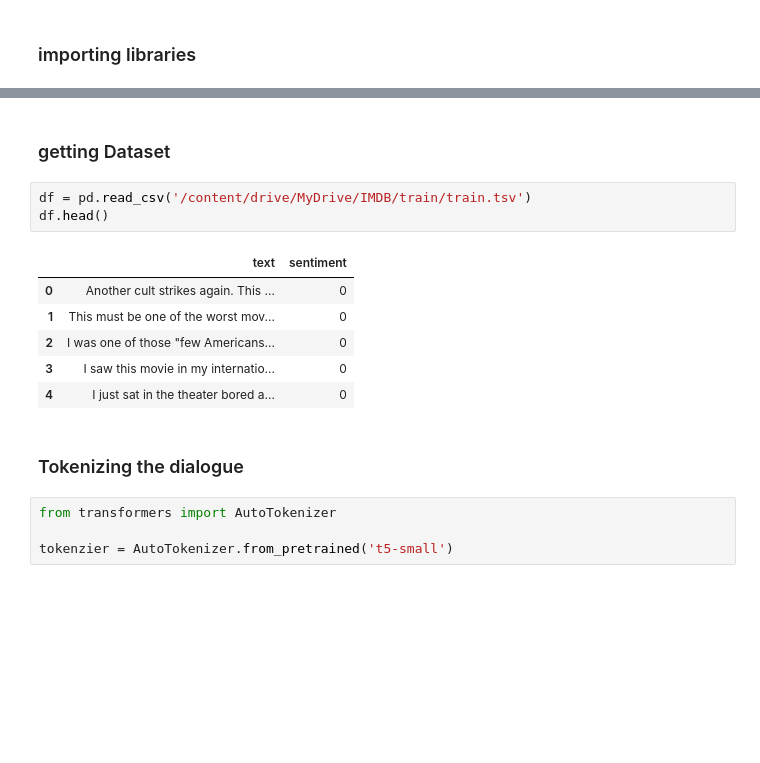
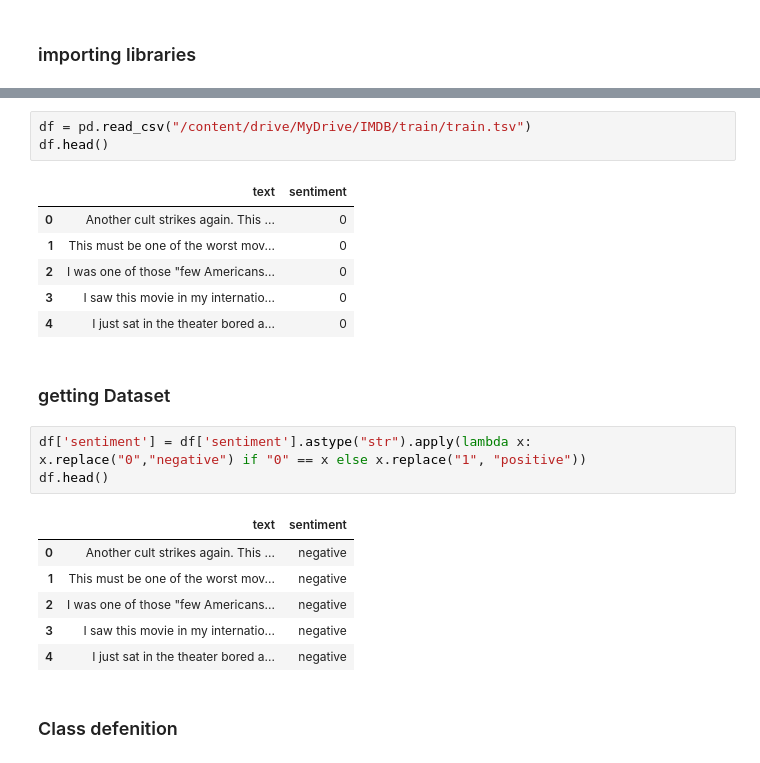
Before and after one commit to houman-nr/vigilant-umbrella, a Jupyter notebook: T5_learning.ipynb, the cells around one changed output, grey strips where cells are left out. Cells and saved outputs as stored; diff of their text form; blank space fills up the shorter version.

```diff
--- a/T5_learning.ipynb
+++ b/T5_learning.ipynb
@@ -59,18 +70,24 @@ from transformers import T5Tokenizer, T5ForConditionalGeneration
+# %%
+df = pd.read_csv("/content/drive/MyDrive/IMDB/train/train.tsv")
+df.head()
+# %% [output]
+|  | text | sentiment |
+| 0 | Another cult strikes again. This ... | 0 |
+| 1 | This must be one of the worst mov... | 0 |
+| 2 | I was one of those "few Americans... | 0 |
+| 3 | I saw this movie in my internatio... | 0 |
+| 4 | I just sat in the theater bored a... | 0 |
 # %% [markdown]
 ### getting Dataset
-# %%
-df = pd.read_csv('/content/drive/MyDrive/IMDB/train/train.tsv')
-df.head()
-# %% [output]
-|  | text | sentiment |
-| 0 | Another cult strikes again. This ... | 0 |
-| 1 | This must be one of the worst mov... | 0 |
-| 2 | I was one of those "few Americans... | 0 |
-| 3 | I saw this movie in my internatio... | 0 |
-| 4 | I just sat in the theater bored a... | 0 |
-# %% [markdown]
-### Tokenizing the dialogue
-# %%
-from transformers import AutoTokenizer
-
-tokenzier = AutoTokenizer.from_pretrained('t5-small')
+# %%
+df['sentiment'] = df['sentiment'].astype("str").apply(lambda x: x.replace("0","negative") if "0" == x else x.replace("1", "positive"))
+df.head()
+# %% [output]
+|  | text | sentiment |
+| 0 | Another cult strikes again. This ... | negative |
+| 1 | This must be one of the worst mov... | negative |
+| 2 | I was one of those "few Americans... | negative |
+| 3 | I saw this movie in my internatio... | negative |
+| 4 | I just sat in the theater bored a... | negative |
+# %% [markdown]
+### Class defenition
```
Also changed, not shown: parts of 14 cells of this notebook.
